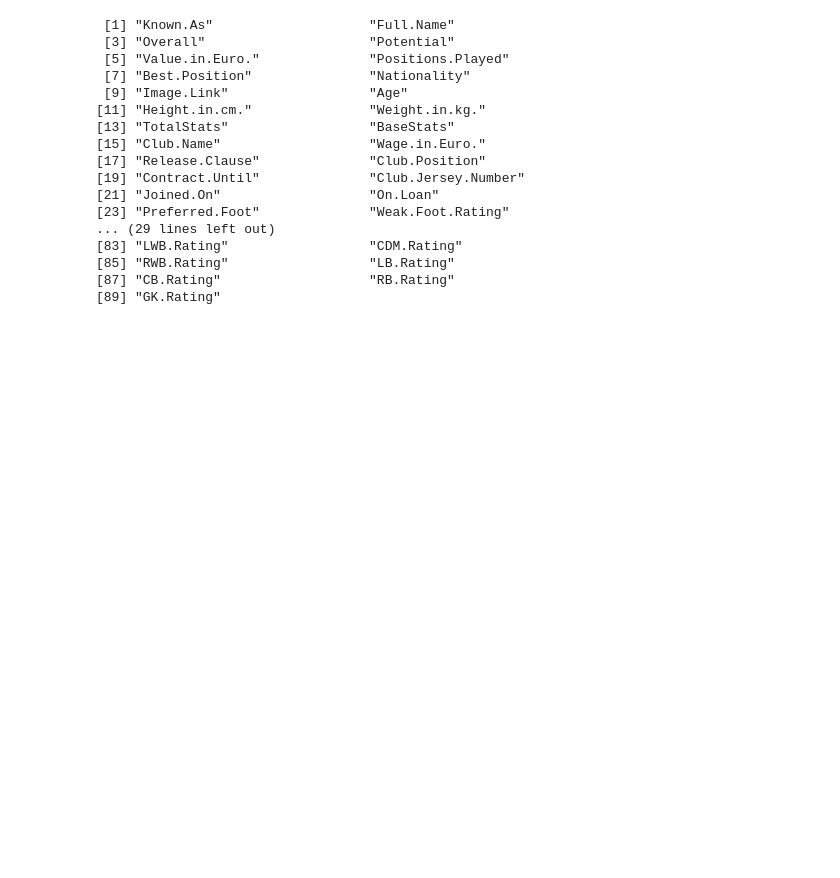
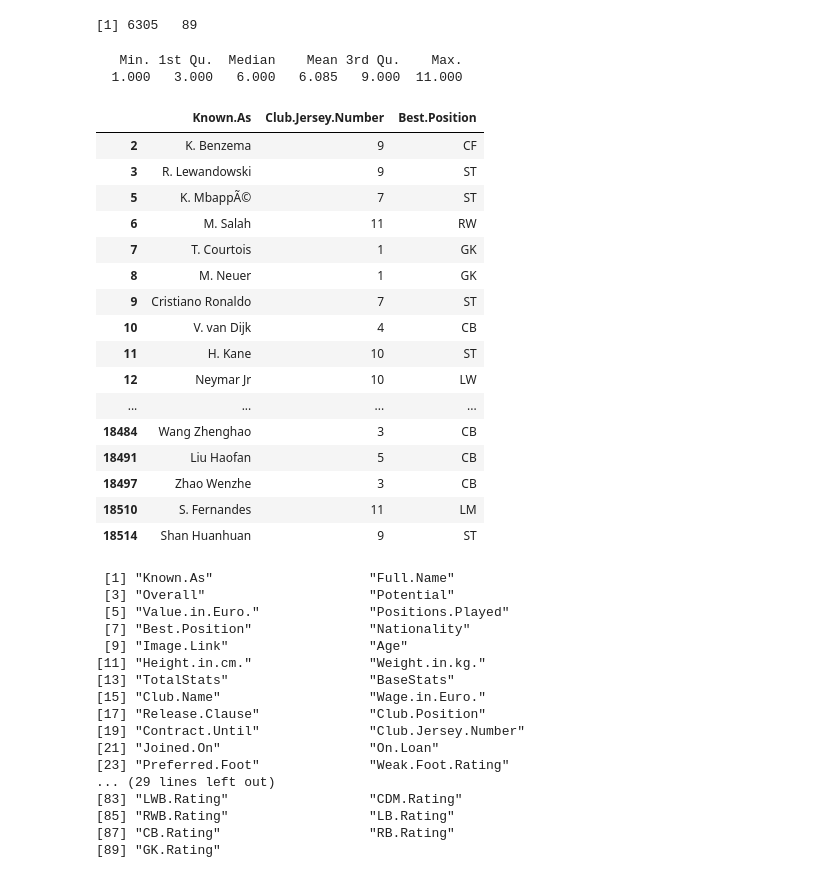
Before and after one commit to YoNG-Zaii/MH3511-FIFA-Analysis, a Jupyter notebook: Ivan Report.ipynb, the cells around one changed output. Saved outputs shown, nothing was run; the diff lists cells and outputs as text; code cells hidden in the pictures; blank space fills up the shorter version.

```diff
--- a/Ivan Report.ipynb
+++ b/Ivan Report.ipynb
@@ -20,0 +75,5 @@ head(players)
+# %%
+# convert the values of column 'x' to numerical;
+players$Club.Jersey.Number <- as.numeric(as.character(players$Club.Jersey.Number))
+class(players$Club.Jersey.Number);
+summary(players$Club.Jersey.Number)
@@ -21,3 +86,38 @@ head(players)
+# %%
+starters <- players[(players$Club.Jersey.Number >= 1) & (players$Club.Jersey.Number <= 11), ]
+starters <- starters[complete.cases(starters$Club.Jersey.Number), ]
+dim(starters)
+# %% [output]
+[1] 6305   89
+# %%
+summary(starters$Club.Jersey.Number)
+# %% [output]
+   Min. 1st Qu.  Median    Mean 3rd Qu.    Max.
+  1.000   3.000   6.000   6.085   9.000  11.000
+# %%
+# position_cat <- mutate(starters, numberGroup = ifelse(Club.Jersey.Number == 1, "Goalkeeper",
+#                                                ifelse(Club.Jersey.Number >= 2 & Club.Jersey)))
+# head(df_filtered); dim(df_filtered)
+
+starters[c('Known.As','Club.Jersey.Number', 'Best.Position')]
+# %% [output]
+|  | Known.As | Club.Jersey.Number | Best.Position |
+| 2 | K. Benzema | 9 | CF |
+| 3 | R. Lewandowski | 9 | ST |
+| 5 | K. MbappÃ© | 7 | ST |
+| 6 | M. Salah | 11 | RW |
+| 7 | T. Courtois | 1 | GK |
+| 8 | M. Neuer | 1 | GK |
+| 9 | Cristiano Ronaldo | 7 | ST |
+| 10 | V. van Dijk | 4 | CB |
+| 11 | H. Kane | 10 | ST |
+| 12 | Neymar Jr | 10 | LW |
+| ... | ... | ... | ... |
+| 18484 | Wang Zhenghao | 3 | CB |
+| 18491 | Liu Haofan | 5 | CB |
+| 18497 | Zhao Wenzhe | 3 | CB |
+| 18510 | S. Fernandes | 11 | LM |
+| 18514 | Shan Huanhuan | 9 | ST |
 # %%
 colnames(players)
 # %% [output]
```
Also changed, not shown: parts of 7 cells of this notebook.
